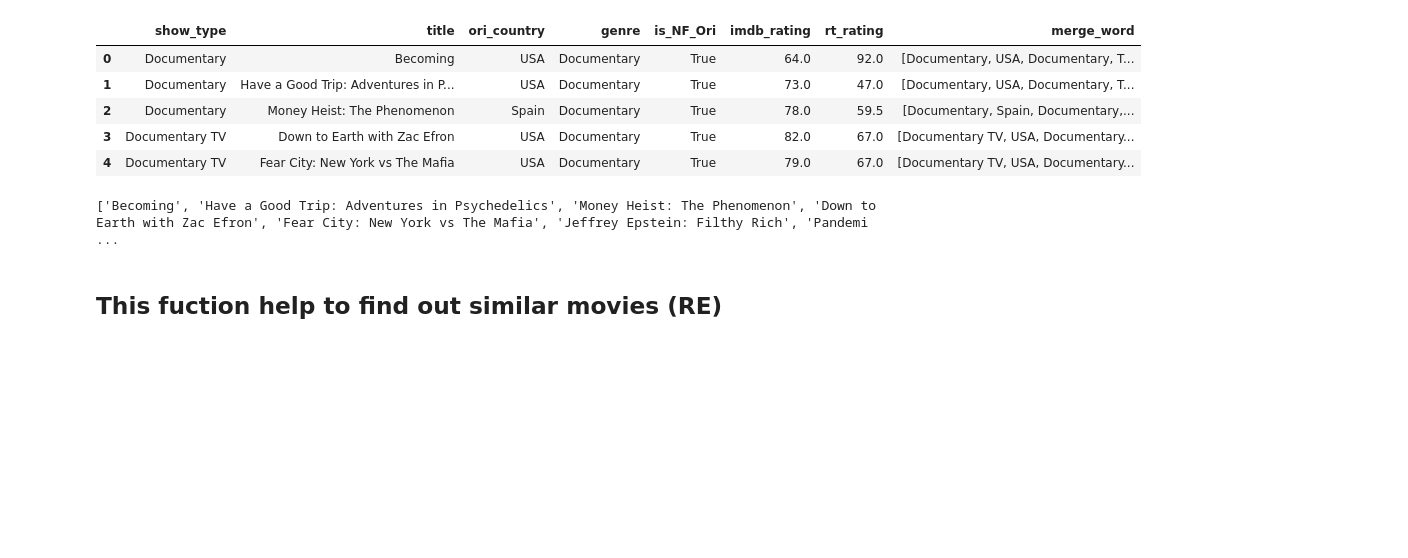
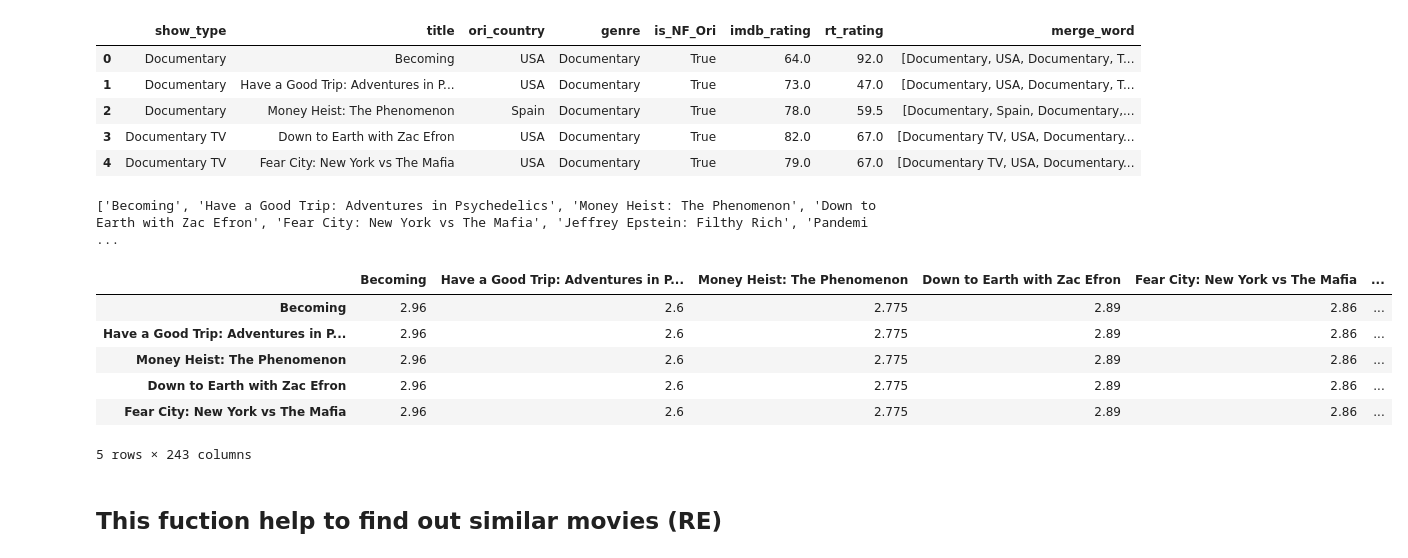
Before and after one commit to nikshingadiya/jupyter, a Jupyter notebook: Project/Recommendation System/Final RE.ipynb, the cells around one changed output. Cells and saved outputs as stored; diff of their text form; code cells hidden in the pictures; blank space fills up the shorter version.

```diff
--- a/Project/Recommendation System/Final RE.ipynb
+++ b/Project/Recommendation System/Final RE.ipynb
@@ -600,6 +603,16 @@ final_data=pseudo_probability(data_ready)
 print(list(final_data.index))
 # %% [output]
 ['Becoming', 'Have a Good Trip: Adventures in Psychedelics', 'Money Heist: The Phenomenon', 'Down to Earth with Zac Efron', 'Fear City: New York vs The Mafia', 'Jeffrey Epstein: Filthy Rich', 'Pandemi ...
+# %%
+final_data.head()
+# %% [output]
+|  | Becoming | Have a Good Trip: Adventures in P... | Money Heist: The Phenomenon | Down to Earth with Zac Efron | Fear City: New York vs The Mafia | ... |
+| Becoming | 2.96 | 2.6 | 2.775 | 2.89 | 2.86 | ... |
+| Have a Good Trip: Adventures in P... | 2.96 | 2.6 | 2.775 | 2.89 | 2.86 | ... |
+| Money Heist: The Phenomenon | 2.96 | 2.6 | 2.775 | 2.89 | 2.86 | ... |
+| Down to Earth with Zac Efron | 2.96 | 2.6 | 2.775 | 2.89 | 2.86 | ... |
+| Fear City: New York vs The Mafia | 2.96 | 2.6 | 2.775 | 2.89 | 2.86 | ... |
+5 rows × 243 columns
 # %% [markdown]
 <h2> <b> This fuction help to find out similar movies (RE) </b> </h2>
 # %%
```
Also changed, not shown: parts of 18 cells of this notebook.
